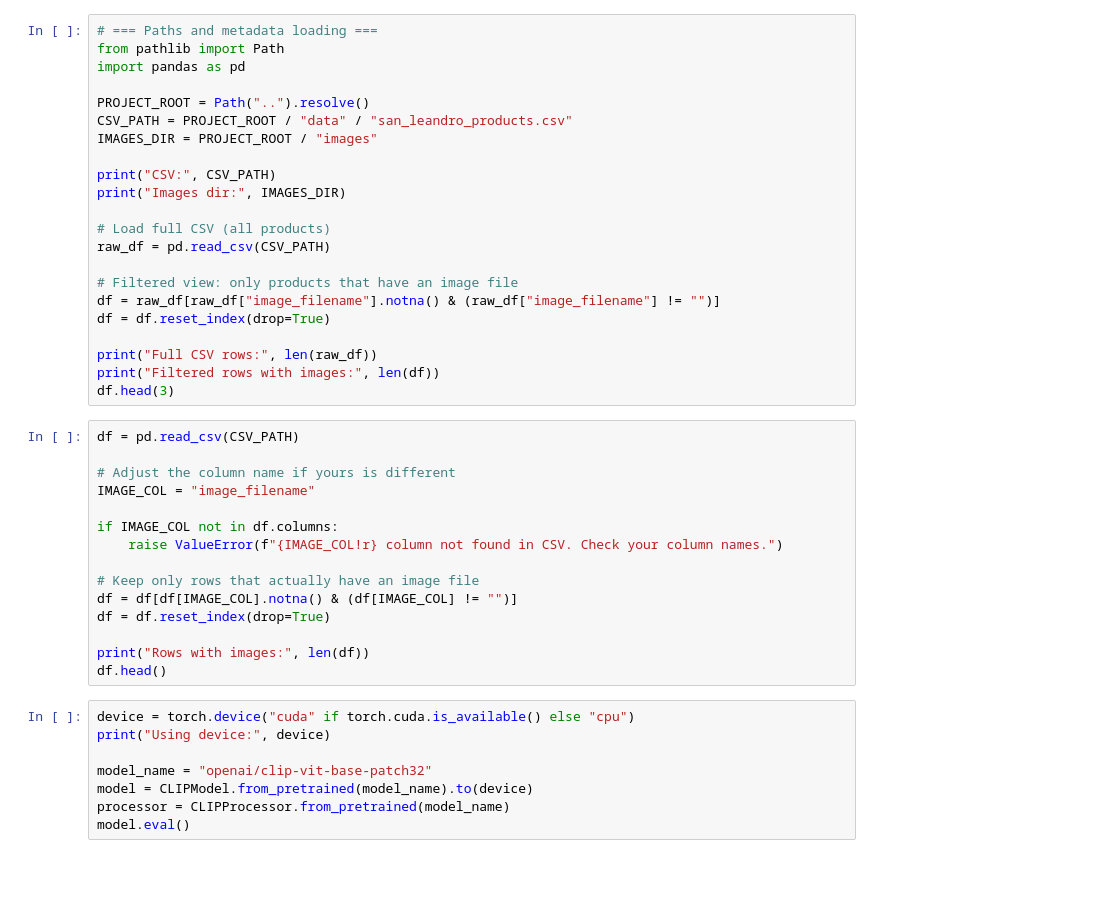
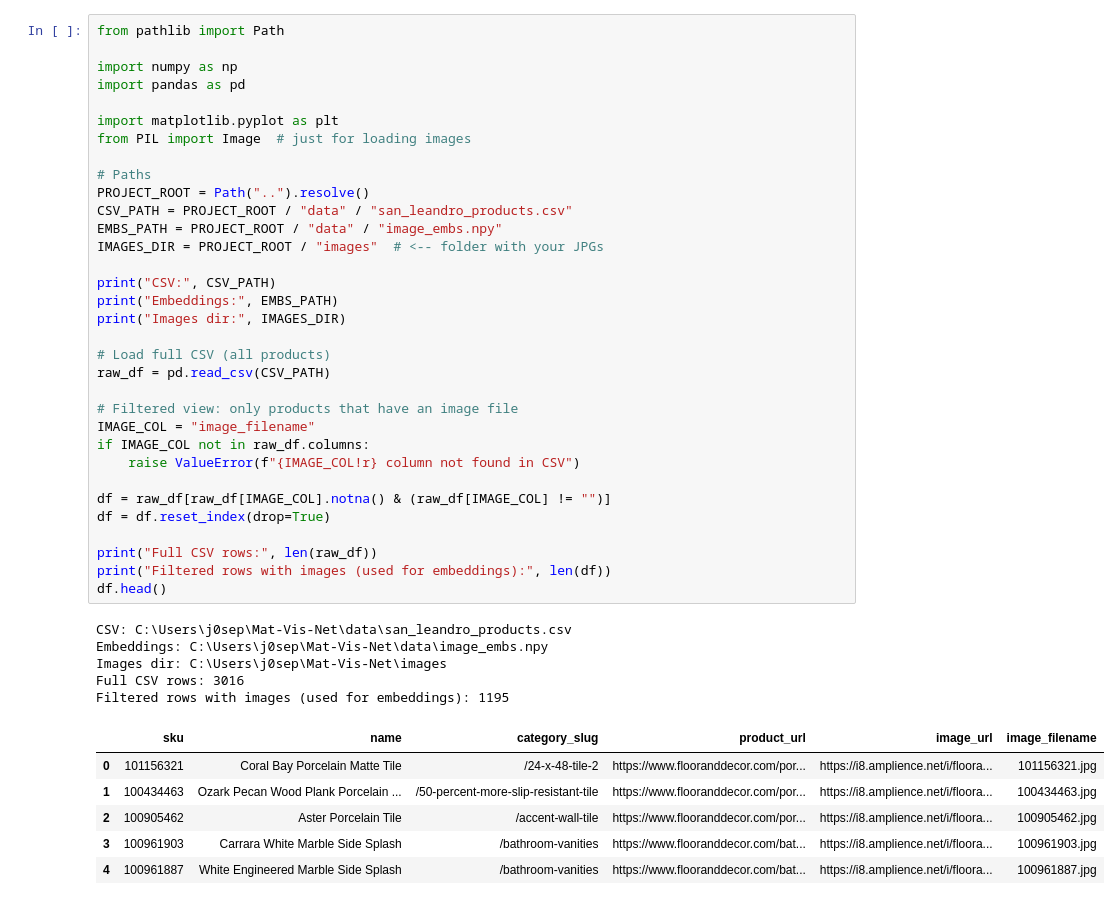
Before and after one commit to jf-labs/Mat-Vis-Net, a Jupyter notebook: notebooks/01_embeddings_and_knn.ipynb, the cells around one changed output. Saved outputs shown, nothing was run; the diff lists cells and outputs as text; blank space fills up the shorter version.

```diff
--- a/notebooks/01_embeddings_and_knn.ipynb
+++ b/notebooks/01_embeddings_and_knn.ipynb
@@ -1,45 +1,45 @@
 # %%
-# === Paths and metadata loading ===
 from pathlib import Path
+
+import numpy as np
 import pandas as pd
 
+import matplotlib.pyplot as plt
+from PIL import Image  # just for loading images
+
+# Paths
 PROJECT_ROOT = Path("..").resolve()
 CSV_PATH = PROJECT_ROOT / "data" / "san_leandro_products.csv"
-IMAGES_DIR = PROJECT_ROOT / "images"
+EMBS_PATH = PROJECT_ROOT / "data" / "image_embs.npy"
+IMAGES_DIR = PROJECT_ROOT / "images"  # <-- folder with your JPGs
 
 print("CSV:", CSV_PATH)
+print("Embeddings:", EMBS_PATH)
 print("Images dir:", IMAGES_DIR)
 
 # Load full CSV (all products)
 raw_df = pd.read_csv(CSV_PATH)
 
 # Filtered view: only products that have an image file
-df = raw_df[raw_df["image_filename"].notna() & (raw_df["image_filename"] != "")]
+IMAGE_COL = "image_filename"
+if IMAGE_COL not in raw_df.columns:
+    raise ValueError(f"{IMAGE_COL!r} column not found in CSV")
+
+df = raw_df[raw_df[IMAGE_COL].notna() & (raw_df[IMAGE_COL] != "")]
 df = df.reset_index(drop=True)
 
 print("Full CSV rows:", len(raw_df))
-print("Filtered rows with images:", len(df))
-df.head(3)
+print("Filtered rows with images (used for embeddings):", len(df))
+df.head()
+# %% [output]
+CSV: C:\Users\j0sep\Mat-Vis-Net\data\san_leandro_products.csv
+Embeddings: C:\Users\j0sep\Mat-Vis-Net\data\image_embs.npy
+Images dir: C:\Users\j0sep\Mat-Vis-Net\images
+Full CSV rows: 3016
+Filtered rows with images (used for embeddings): 1195
+|  | sku | name | category_slug | product_url | image_url | image_filename |
+| 0 | 101156321 | Coral Bay Porcelain Matte Tile | /24-x-48-tile-2 | https://www.flooranddecor.com/por... | https://i8.amplience.net/i/floora... | 101156321.jpg |
+| 1 | 100434463 | Ozark Pecan Wood Plank Porcelain ... | /50-percent-more-slip-resistant-tile | https://www.flooranddecor.com/por... | https://i8.amplience.net/i/floora... | 100434463.jpg |
+| 2 | 100905462 | Aster Porcelain Tile | /accent-wall-tile | https://www.flooranddecor.com/por... | https://i8.amplience.net/i/floora... | 100905462.jpg |
+| 3 | 100961903 | Carrara White Marble Side Splash | /bathroom-vanities | https://www.flooranddecor.com/bat... | https://i8.amplience.net/i/floora... | 100961903.jpg |
+| 4 | 100961887 | White Engineered Marble Side Splash | /bathroom-vanities | https://www.flooranddecor.com/bat... | https://i8.amplience.net/i/floora... | 100961887.jpg |
-# %%
-df = pd.read_csv(CSV_PATH)
-
-# Adjust the column name if yours is different
-IMAGE_COL = "image_filename"
-
-if IMAGE_COL not in df.columns:
-    raise ValueError(f"{IMAGE_COL!r} column not found in CSV. Check your column names.")
-
-# Keep only rows that actually have an image file
-df = df[df[IMAGE_COL].notna() & (df[IMAGE_COL] != "")]
-df = df.reset_index(drop=True)
-
-print("Rows with images:", len(df))
-df.head()
-# %%
-device = torch.device("cuda" if torch.cuda.is_available() else "cpu")
-print("Using device:", device)
-
-model_name = "openai/clip-vit-base-patch32"
-model = CLIPModel.from_pretrained(model_name).to(device)
-processor = CLIPProcessor.from_pretrained(model_name)
-model.eval()
```
Also changed, not shown: parts of 15 cells of this notebook, 1 other file.
